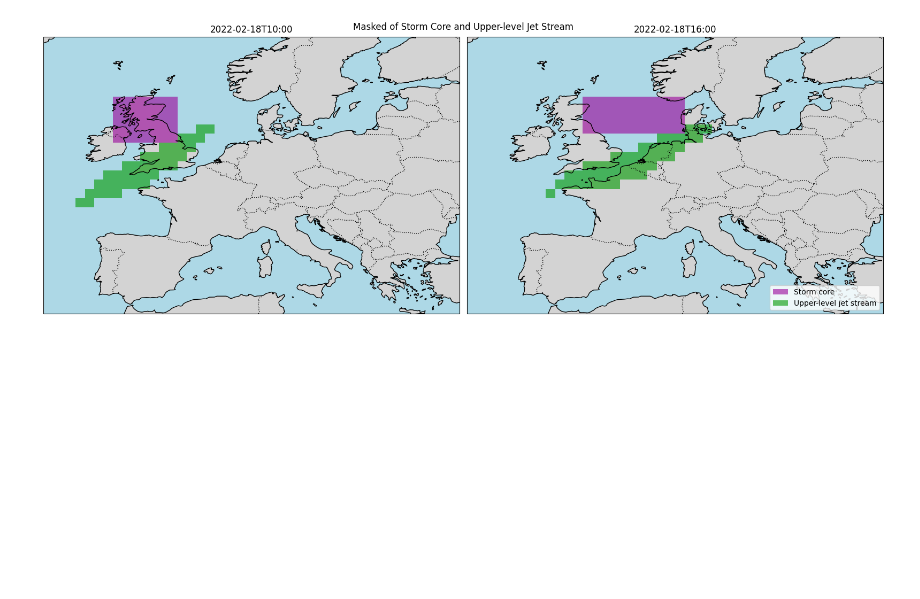
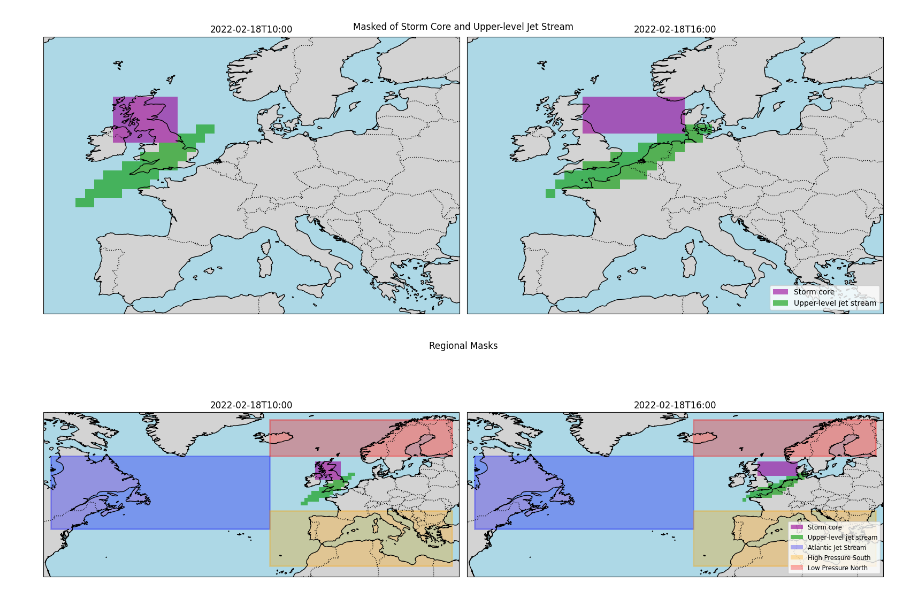
Before and after one commit to EStaELisa/graphcast-xai, a Jupyter notebook: make_mask_jupiter/visualize_mask.ipynb, the cells around one changed output. Saved outputs shown, nothing was run; the diff lists cells and outputs as text; code cells hidden in the pictures; blank space fills up the shorter version.

```diff
--- a/make_mask_jupiter/visualize_mask.ipynb
+++ b/make_mask_jupiter/visualize_mask.ipynb
@@ -130,3 +255,90 @@ plt.tight_layout()
 plt.show()
 # %% [output]
 [figure]
+# %%
+import cartopy.feature as cfeature
+import cartopy.crs as ccrs
+import matplotlib.pyplot as plt
+from matplotlib.patches import Patch, Rectangle
+
+masked_var   = "u_component_of_wind"
+level_index  = 7        # 300 hPa
+time_indices = [0, 1]   # t=10:00, t=16:00
+
+# bounding boxes for the extra regions
+static_boxes = {
+    "Atlantic Jet Stream":   (60.0, 280.0, 40.0, 340.0, "blue",   0.3),
+    "High Pressure South":   (45.0, 340.0, 30.0,  30.0, "orange", 0.3),
+    "Low Pressure North":    (70.0, 340.0, 60.0,  30.0, "red",    0.3),
+}
+
+fig, axes = plt.subplots(
+    1, 2,
+    figsize=(16,6),
+    subplot_kw={"projection": ccrs.PlateCarree()}
+)
+
+for ax, t_idx in zip(axes, time_indices):
+    # 1) plot your combined storm vs jet mask
+    storm = mask_storm_core[masked_var] \
+                .isel(time=t_idx, level=level_index) \
+                .squeeze("batch") \
+                .values.astype(int)
+    jet   = mask_jet_stream[masked_var] \
+                .isel(time=t_idx, level=level_index) \
+                .squeeze("batch") \
+                .values.astype(int)
+
+    combined = storm + 2*jet
+
+    ax.pcolormesh(
+        mask_storm_core.lon, mask_storm_core.lat, combined,
+        cmap=cmap, norm=norm,
+        transform=ccrs.PlateCarree()
+    )
+
+    # 2) add coast/borders/land/ocean
+    ax.coastlines(resolution="50m")
+    ax.add_feature(cfeature.BORDERS, linestyle=":")
+    ax.add_feature(cfeature.LAND,   facecolor="lightgray")
+    ax.add_feature(cfeature.OCEAN,  facecolor="lightblue")
+    ax.set_extent([-82, 32, 27, 72], ccrs.PlateCarree())
+    ax.set_title(str(mask_storm_core.time.values[t_idx])[:16])
+
+    # 3) overlay the three static‐region rectangles
+    for label, (N, W, S, E, color, alpha) in static_boxes.items():
+        # compute width across the dateline if needed
+        if E >= W:
+            width = E - W
+        else:
+            width = (E + 360.0) - W
+        height = N - S
+
+        # add rectangle: lower‐left corner at (W,S)
+        rect = Rectangle(
+            (W, S), width, height,
+            edgecolor=color,
+            facecolor=color,
+            alpha=alpha,
+            transform=ccrs.PlateCarree(),
+            linewidth=2
+        )
+        ax.add_patch(rect)
+
+# 4) build legend
+legend_patches = [
+    Patch(facecolor=cmap(1), label="Storm core"),
+    Patch(facecolor=cmap(2), label="Upper‐level jet stream"),
+]
+for label, (_,_,_,_, color, alpha) in static_boxes.items():
+    legend_patches.append(
+        Patch(facecolor=color, alpha=alpha, label=label)
+    )
+
+axes[1].legend(handles=legend_patches, loc="lower right", fontsize="small")
+
+plt.suptitle("Regional Masks", y=0.95)
+plt.tight_layout()
+plt.show()
+# %% [output]
+[figure, added]
```
Also changed, not shown: parts of 2 cells of this notebook, 4 other files.
